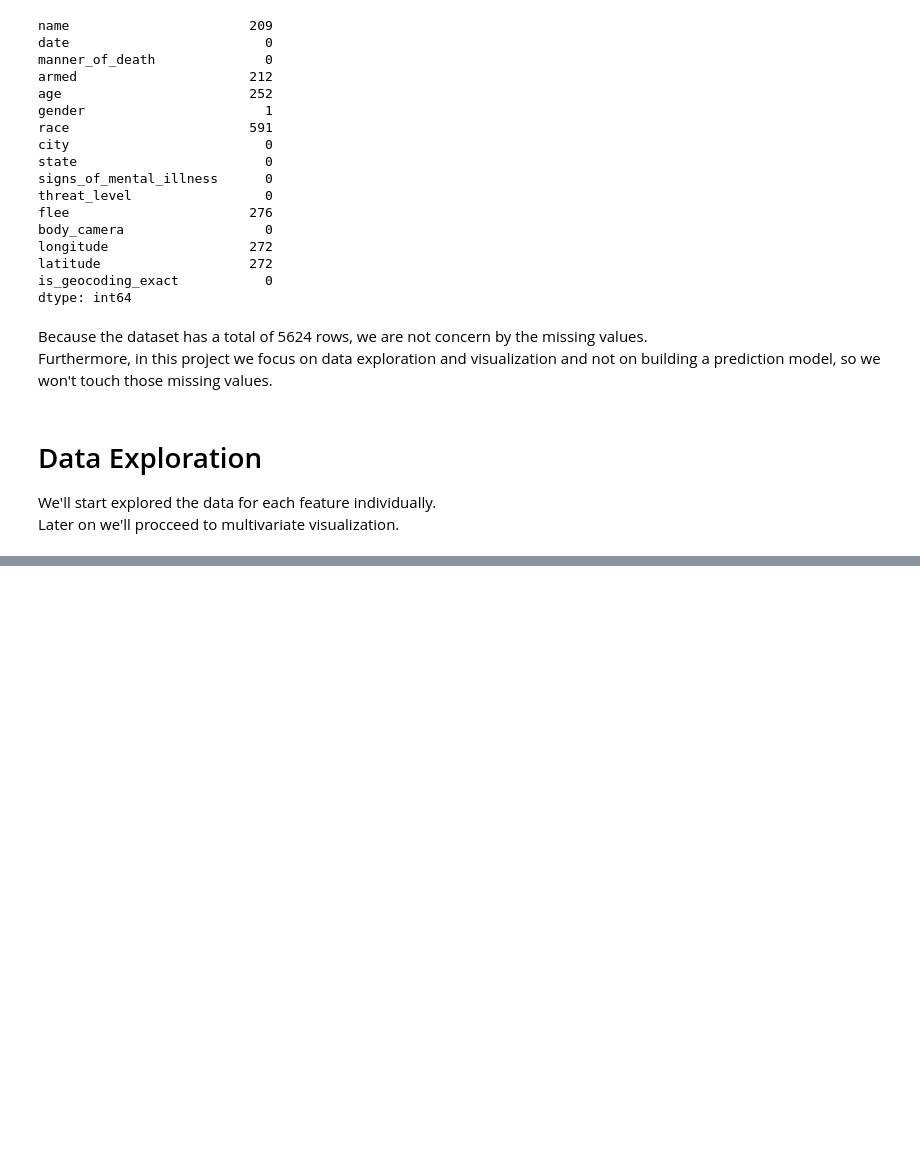
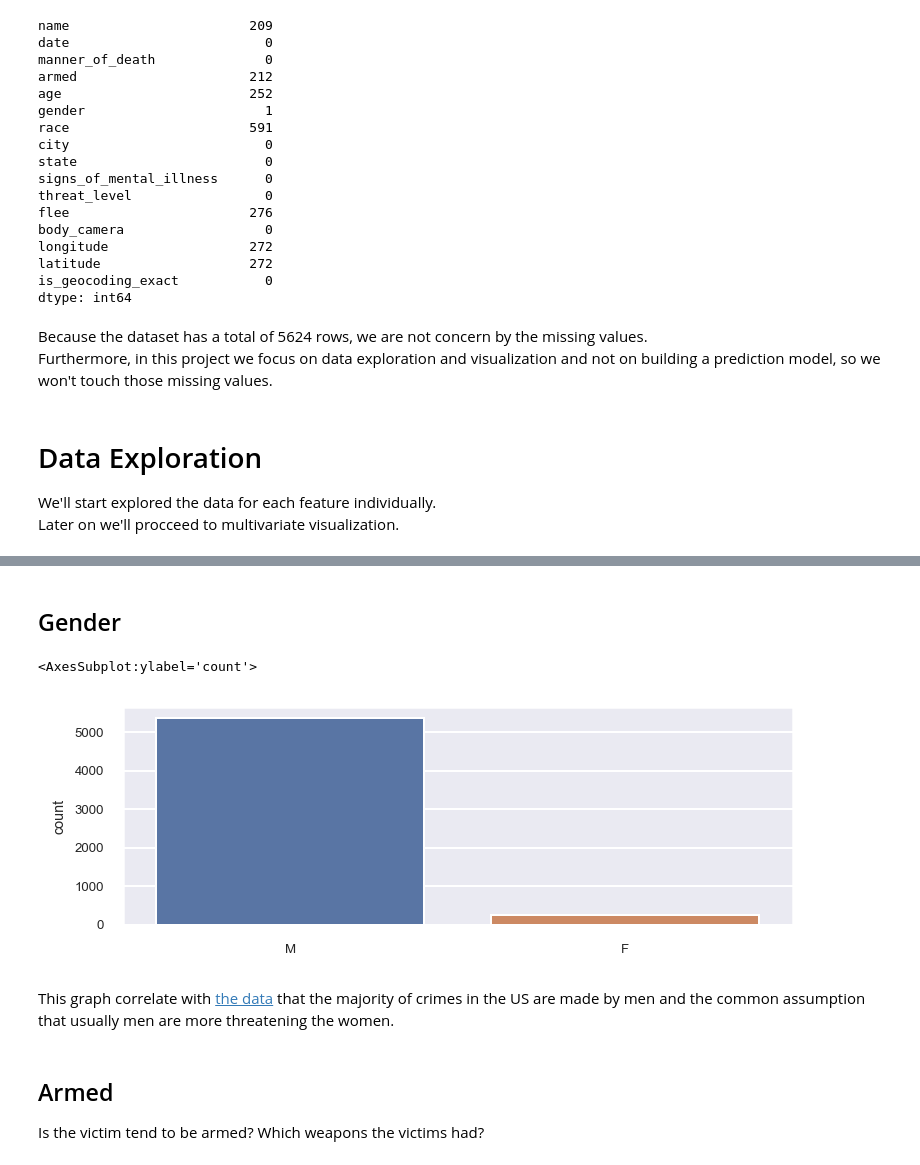
Before and after one commit to SagiPolaczek/Police_Shooting_Analysis, a Jupyter notebook: fps.ipynb, the cells around one changed output, grey strips where cells are left out. Saved outputs shown, nothing was run; the diff lists cells and outputs as text; code cells hidden in the pictures; blank space fills up the shorter version.

```diff
--- a/fps.ipynb
+++ b/fps.ipynb
@@ -75,0 +125,14 @@ Later on we'll procceed to multivariate visualization.
+# %% [markdown]
+## Gender
+# %%
+plt.figure(figsize=(6,2))
+gender_values = fps_data['gender'].dropna().values
+sns.countplot(gender_values)
+# %% [output]
+<AxesSubplot:ylabel='count'>
+[figure, added]
+# %% [markdown]
+This graph correlate with [the data](https://en.wikipedia.org/wiki/Sex_differences_in_crime#In_the_United_States) that the majority of crimes in the US are made by men and the common assumption that usually men are more threatening the women.
+# %% [markdown]
+## Armed
+Is the victim tend to be armed? Which weapons the victims had?
```
Also changed, not shown: parts of 12 cells of this notebook.
